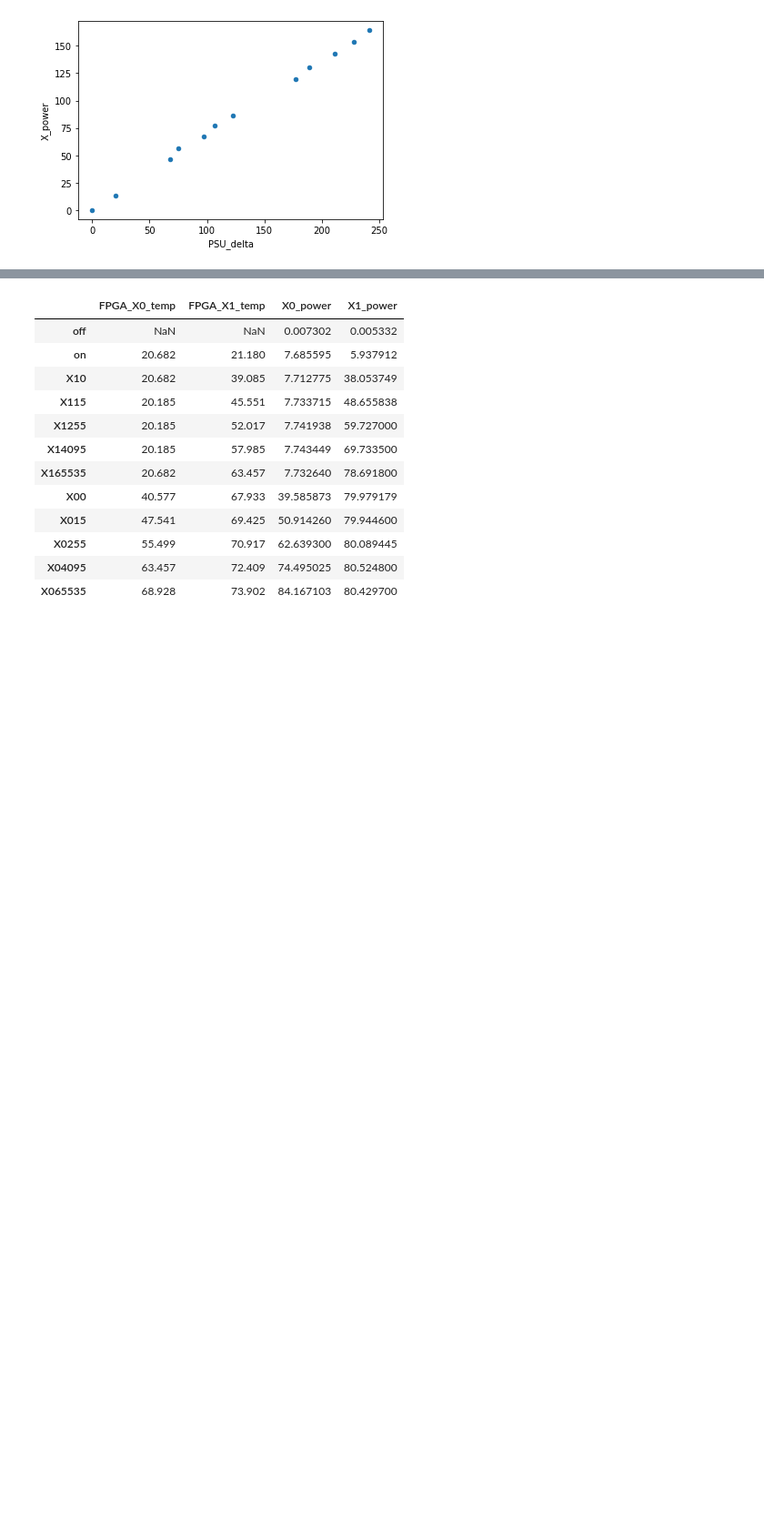
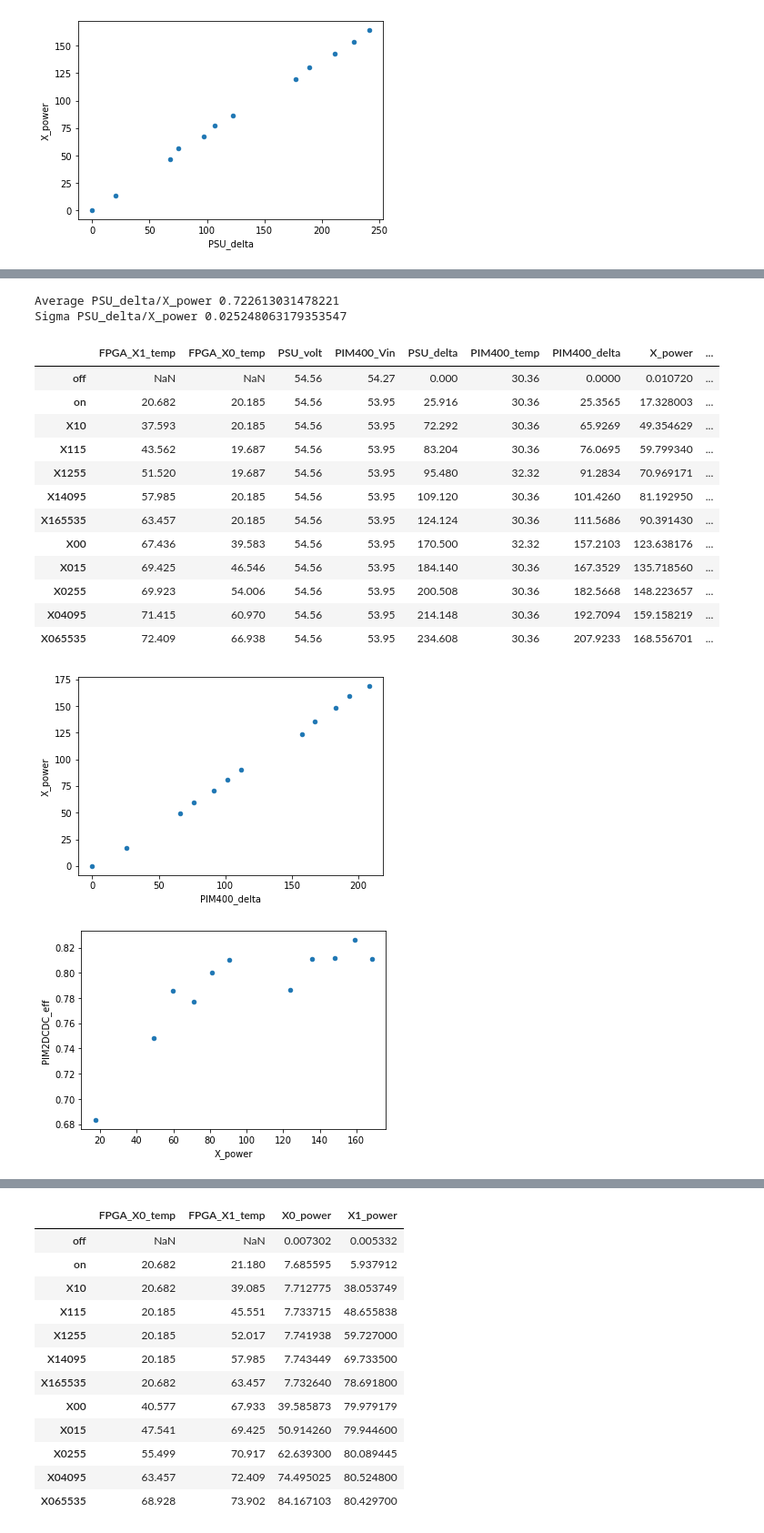
Before and after one commit to gfedi/Notebook, a Jupyter notebook: HSThermalTests.ipynb, the cells around one changed output, grey strips where cells are left out. Shown at 91% size. Cells and saved outputs as stored; diff of their text form; code cells hidden in the pictures; blank space fills up the shorter version.

```diff
--- a/HSThermalTests.ipynb
+++ b/HSThermalTests.ipynb
@@ -195,2 +307,35 @@ Sigma PSU_delta/X_power 0.05270694156680896
+# %%
+dfo13alIPMC_HP["PSU_delta"]=dfo13alIPMC_HP["PSU_power"]-dfo13alIPMC_HP["PSU_power"][0]
+dfo13alIPMC_HP["PIM400_delta"]=(dfo13alIPMC_HP["PIM400_Iout"]-dfo13alIPMC_HP["PIM400_Iout"][0])*dfo13alIPMC_HP["PIM400_Vin"]
+dfo13alIPMC_HP["X_power"]=dfo13alIPMC_HP["X0_power"]+dfo13alIPMC_HP["X1_power"]
+dfo13alIPMC_HP["PIM400_delta*eff"]=dfo13alIPMC_HP["PIM400_delta"]*0.95*0.9
+dfo13alIPMC_HP["PIM2DCDC_eff"]=dfo13alIPMC_HP["X_power"]/dfo13alIPMC_HP["PIM400_delta"]
+dfo13alIPMC_HP["PSU2PIM_eff"]=dfo13alIPMC_HP["PIM400_delta"]/dfo13alIPMC_HP["PSU_delta"]
+dfo13alIPMC_HP["DCDC_lost_ratio"]=dfo13alIPMC_HP["X_power"]/dfo13alIPMC_HP["PSU_delta"]
+dfo13alIPMC_HP["Abs_missing_power"]=dfo13alIPMC_HP["PIM400_delta*eff"]- dfo13alIPMC_HP["X_power"]
+dfo13alIPMC_HP.plot.scatter(x="PIM400_delta",y="X_power")
+print("Average PSU_delta/X_power",dfo13alIPMC_HP.DCDC_lost_ratio[1:].mean())
+print("Sigma PSU_delta/X_power",math.sqrt(dfo13alIPMC_HP.DCDC_lost_ratio[1:].var()))
+dfo13alIPMC_HP.plot.scatter(x="X_power",y="PIM2DCDC_eff")
+
+dfo13alIPMC_HP[["FPGA_X1_temp","FPGA_X0_temp","PSU_volt","PIM400_Vin","PSU_delta","PIM400_temp","PIM400_delta","X_power","PSU2PIM_eff","PIM2DCDC_eff"]]
+# %% [output]
+Average PSU_delta/X_power 0.722613031478221
+Sigma PSU_delta/X_power 0.025248063179353547
+|  | FPGA_X1_temp | FPGA_X0_temp | PSU_volt | PIM400_Vin | PSU_delta | PIM400_temp | PIM400_delta | X_power | ... |
+| off | NaN | NaN | 54.56 | 54.27 | 0.000 | 30.36 | 0.0000 | 0.010720 | ... |
+| on | 20.682 | 20.185 | 54.56 | 53.95 | 25.916 | 30.36 | 25.3565 | 17.328003 | ... |
+| X10 | 37.593 | 20.185 | 54.56 | 53.95 | 72.292 | 30.36 | 65.9269 | 49.354629 | ... |
+| X115 | 43.562 | 19.687 | 54.56 | 53.95 | 83.204 | 30.36 | 76.0695 | 59.799340 | ... |
+| X1255 | 51.520 | 19.687 | 54.56 | 53.95 | 95.480 | 32.32 | 91.2834 | 70.969171 | ... |
+| X14095 | 57.985 | 20.185 | 54.56 | 53.95 | 109.120 | 30.36 | 101.4260 | 81.192950 | ... |
+| X165535 | 63.457 | 20.185 | 54.56 | 53.95 | 124.124 | 30.36 | 111.5686 | 90.391430 | ... |
+| X00 | 67.436 | 39.583 | 54.56 | 53.95 | 170.500 | 32.32 | 157.2103 | 123.638176 | ... |
+| X015 | 69.425 | 46.546 | 54.56 | 53.95 | 184.140 | 30.36 | 167.3529 | 135.718560 | ... |
+| X0255 | 69.923 | 54.006 | 54.56 | 53.95 | 200.508 | 30.36 | 182.5668 | 148.223657 | ... |
+| X04095 | 71.415 | 60.970 | 54.56 | 53.95 | 214.148 | 30.36 | 192.7094 | 159.158219 | ... |
+| X065535 | 72.409 | 66.938 | 54.56 | 53.95 | 234.608 | 30.36 | 207.9233 | 168.556701 | ... |
+[figure, added]
+[figure, added]
 # %%
 from matplotlib.pyplot import figure
```
Also changed, not shown: parts of 9 cells of this notebook, 4 other files.
